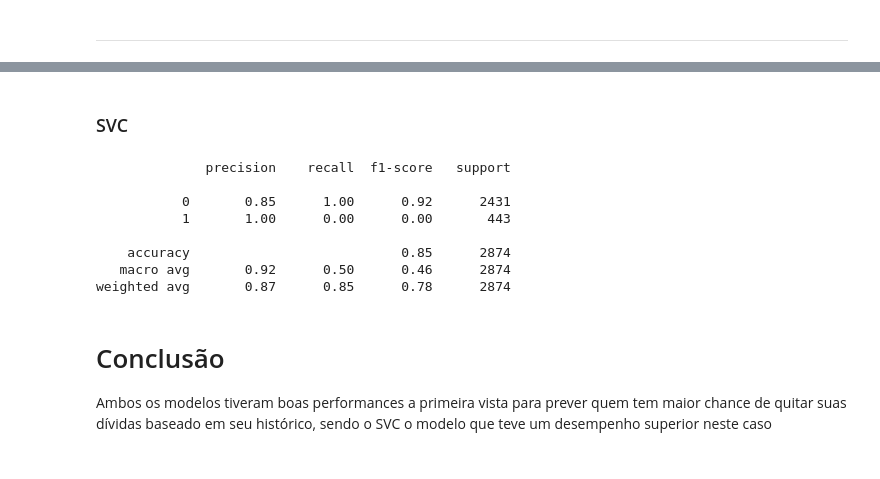
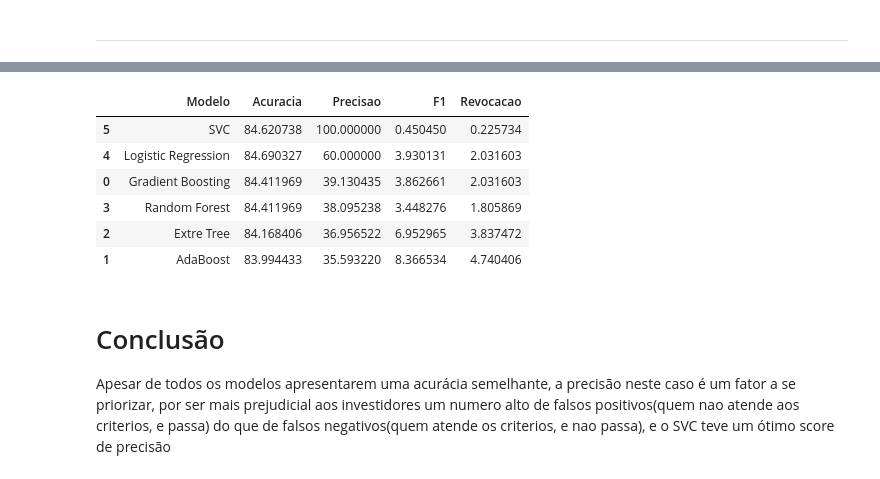
Before and after one commit to JairoLopes/Analises_R_Python, a Jupyter notebook: Projeto_EmprestimosLendingClub/ML_emprestimos.ipynb, the cells around one changed output, grey strips where cells are left out. Saved outputs shown, nothing was run; the diff lists cells and outputs as text; code cells hidden in the pictures.

```diff
--- a/Projeto_EmprestimosLendingClub/ML_emprestimos.ipynb
+++ b/Projeto_EmprestimosLendingClub/ML_emprestimos.ipynb
@@ -360,16 +300,13 @@ weighted avg       0.81      0.85      0.78      2874
-# %% [markdown]
-### SVC
-# %%
-print(perfsvc)
-# %% [output]
-              precision    recall  f1-score   support
-
-           0       0.85      1.00      0.92      2431
-           1       1.00      0.00      0.00       443
-
-    accuracy                           0.85      2874
-   macro avg       0.92      0.50      0.46      2874
-weighted avg       0.87      0.85      0.78      2874
-# %% [markdown]
-# Conclusão
-Ambos os modelos tiveram boas performances a primeira vista para prever quem tem maior chance de quitar suas dívidas baseado em seu histórico, sendo o SVC o modelo que teve um desempenho superior neste caso
+# %%
+metricasGerais
+# %% [output]
+|  | Modelo | Acuracia | Precisao | F1 | Revocacao |
+| 5 | SVC | 84.620738 | 100.000000 | 0.450450 | 0.225734 |
+| 4 | Logistic Regression | 84.690327 | 60.000000 | 3.930131 | 2.031603 |
+| 0 | Gradient Boosting | 84.411969 | 39.130435 | 3.862661 | 2.031603 |
+| 3 | Random Forest | 84.411969 | 38.095238 | 3.448276 | 1.805869 |
+| 2 | Extre Tree | 84.168406 | 36.956522 | 6.952965 | 3.837472 |
+| 1 | AdaBoost | 83.994433 | 35.593220 | 8.366534 | 4.740406 |
+# %% [markdown]
+# Conclusão
+Apesar de todos os modelos apresentarem uma acurácia semelhante, a precisão neste caso é um fator a se priorizar, por ser mais prejudicial aos investidores um numero alto de falsos positivos(quem nao atende aos criterios, e passa) do que de falsos negativos(quem atende os criterios, e nao passa), e o SVC teve um ótimo score de precisão
```
Also changed, not shown: parts of 19 cells of this notebook.
